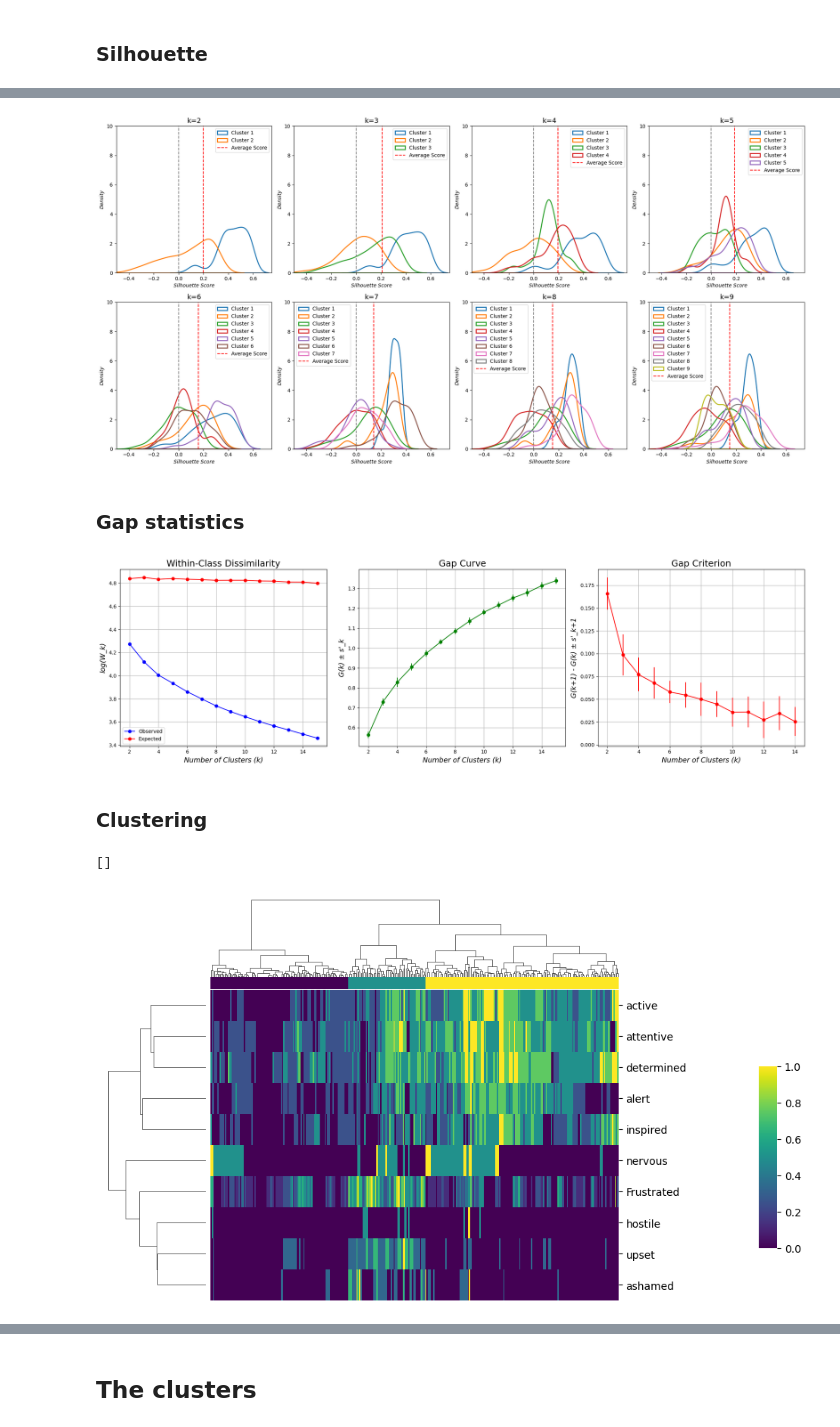
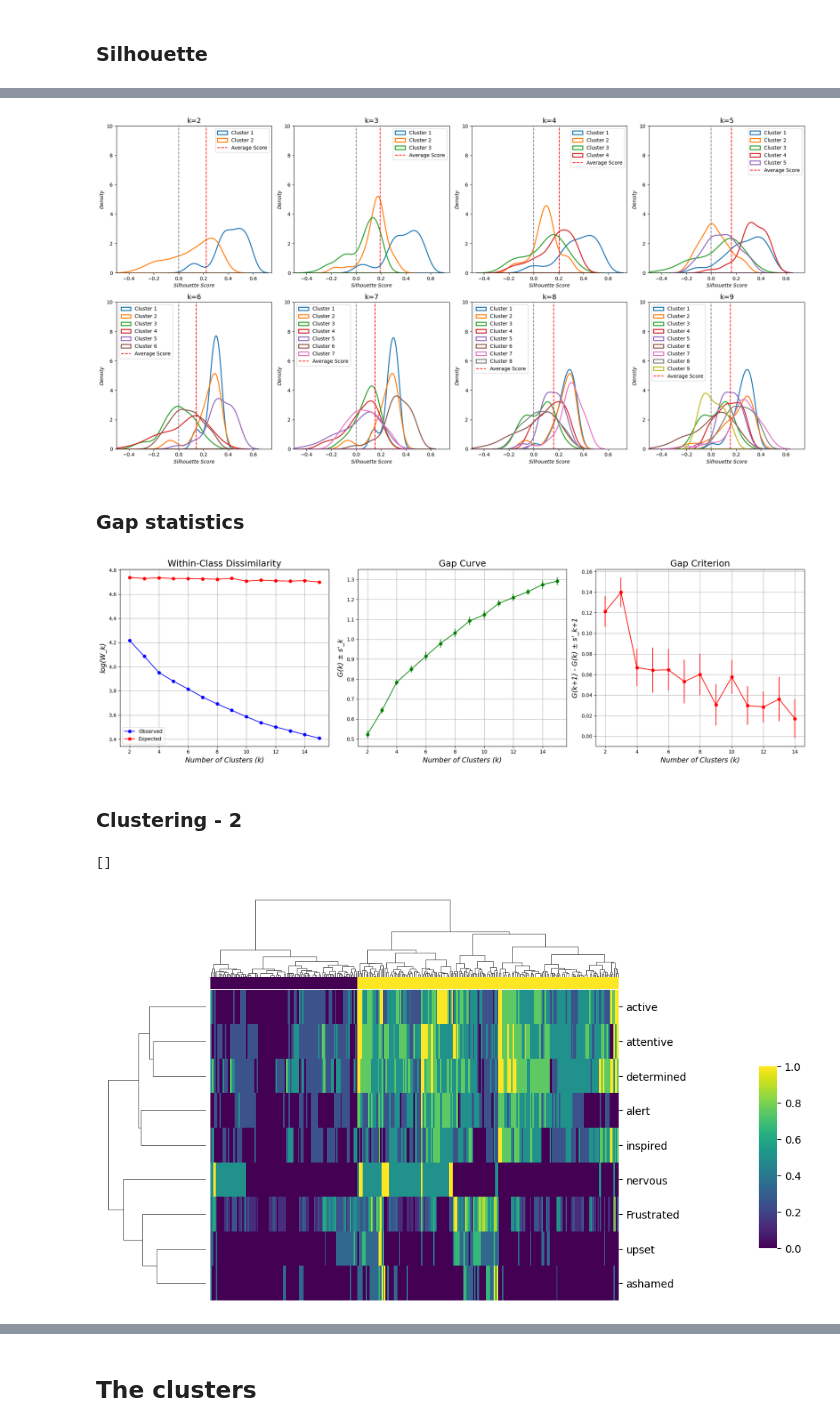
Before and after one commit to ClaraML96/02582_case2, a Jupyter notebook: combined_script.ipynb, the cells around one changed output, grey strips where cells are left out. Cells and saved outputs as stored; diff of their text form; code cells hidden in the pictures.

```diff
--- a/combined_script.ipynb
+++ b/combined_script.ipynb
@@ -190,6 +190,6 @@ For the feature 'afraid', the vast majority answered 1, and this column with thu
 # %%
-# Remove 'afraid' column
-quest_data_cleaned = quest_data.drop(columns='afraid')
+# Remove 'afraid' and 'hostile' columns
+quest_data_cleaned = quest_data.drop(columns=[col for col in quest_data.columns if 'afraid' in col or 'hostile' in col])
 
 # Remove rows with remaining NaNs
 nan_row_idx = np.where(quest_data_cleaned.isna() == True)[0]
@@ -228,7 +228,7 @@ normalized_data = pd.DataFrame(
     index=quest_data_cleaned.index)
 # %%
 # Define feature data
-feature_columns = ['Frustrated', 'upset', 'hostile', 'alert', 'ashamed', 'inspired', 'nervous', 'attentive', 'active', 'determined']
+feature_columns = normalized_data.columns.tolist()
 features = normalized_data[feature_columns]
 # %%
 # PCA for visualizing clusters
@@ -390,8 +390,8 @@ plt.show()
 # %%
 # Define optimal number of clusters and fit KMeans
-n_clusters = 3
+n_clusters = 2
 kmeans = KMeans(n_clusters=n_clusters, random_state=rdst)
-normalized_data['cluster_kmeans'] = kmeans.fit_predict(features) +1
+normalized_data['cluster_2_kmeans'] = kmeans.fit_predict(features) +1
 
 # Print table of cluster mean center
 cluster_centers = pd.DataFrame(kmeans.cluster_centers_, columns=features.columns)
@@ -416,0 +418,10 @@ plt.show()
+# %%
+# Define optimal number of clusters and fit KMeans
+n_clusters = 3
+kmeans = KMeans(n_clusters=n_clusters, random_state=rdst)
+normalized_data['cluster_3_kmeans'] = kmeans.fit_predict(features) +1
+
+# Print table of cluster mean center
+cluster_centers = pd.DataFrame(kmeans.cluster_centers_, columns=features.columns)
+cluster_centers.index = [f'Cluster {i+1}' for i in range(n_clusters)]
+display(cluster_centers)
@@ -480,7 +508,7 @@ for idx, k in enumerate(k_values):
 plt.tight_layout()
 plt.show()
 # %% [output]
-[figure, old version]
+[figure, new version]
 # %% [markdown]
 ### Gap statistics
 # %%
@@ -524,26 +552,26 @@ axes[2].grid(True)
 plt.tight_layout()
 plt.show()
 # %% [output]
-[figure, old version]
+[figure, new version]
 # %% [markdown]
-### Clustering
+### Clustering - 2
 # %%
 # Define optimal number of clusters and fit Hierarchical clustering
-n_clusters = 3
+n_clusters = 2
 labels = fcluster(Z, n_clusters, criterion = 'maxclust')
-normalized_data['cluster_hierarch'] = labels
+normalized_data['cluster_2_hierarch'] = labels
 
 # Create a color array based on the labels (one color per cluster)
 colors = [plt.cm.get_cmap('viridis', n_clusters) (label-1) for label in labels]
 
 # Plot heatmap with dendrograms
 ax_heatmap = sn.clustermap(features.T, cmap = 'viridis',
               col_linkage = Z, col_colors = colors, row_cluster = True,
               figsize = (8, 6), cbar_pos = (1.1, .2, .03, .4))
 ax_heatmap.ax_heatmap.set_xticks([])
 # %% [output]
 []
-[figure, old version]
+[figure, new version]
 # %%
 # Plot over principal components
 fig, ax = plt.subplots(figsize=(8, 6))
```
Also changed, not shown: parts of 23 cells of this notebook.
